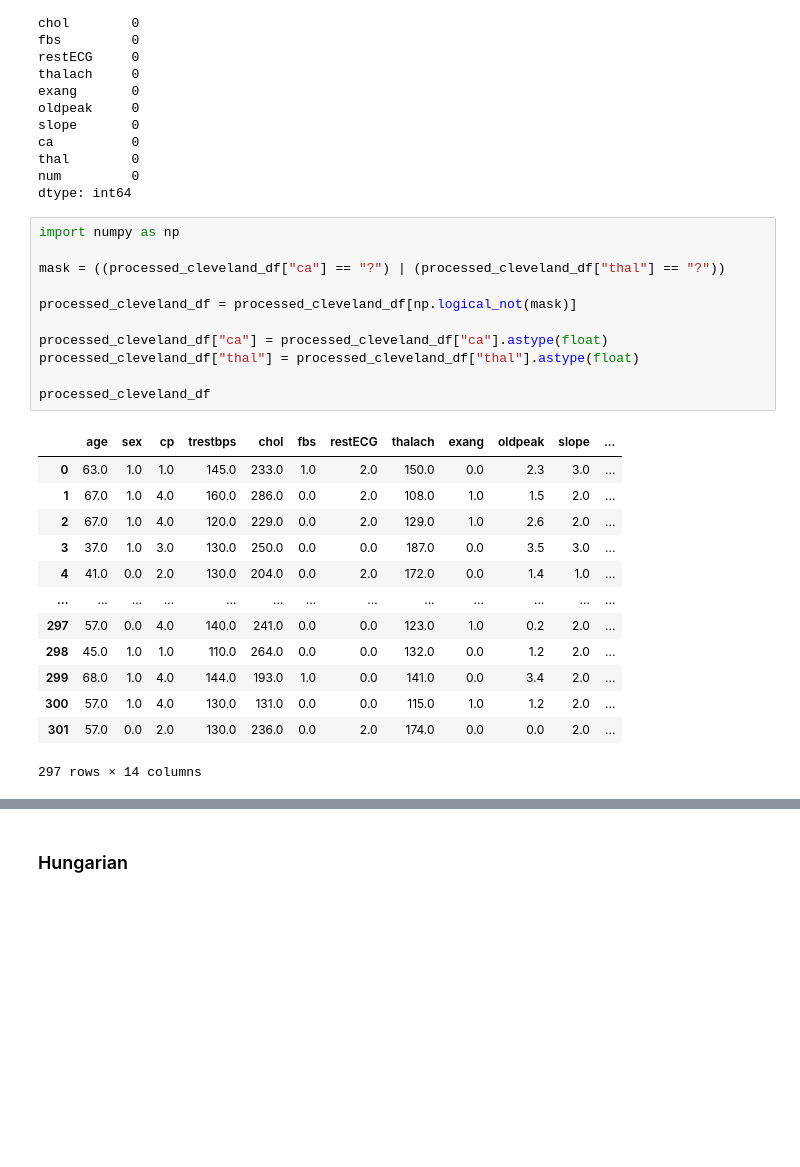
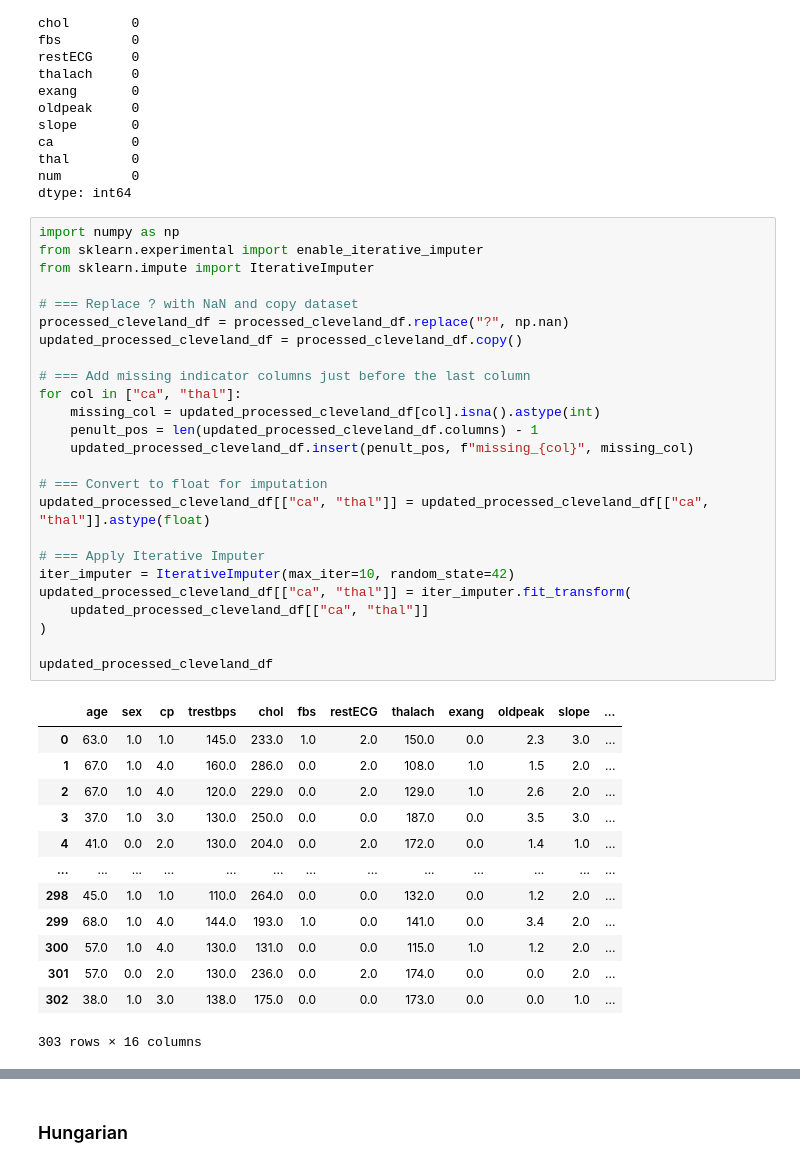
Before and after one commit to Knightmare2002/Heart-Disease-Recognition, a Jupyter notebook: main.ipynb, the cells around one changed output, grey strips where cells are left out. Cells and saved outputs as stored; diff of their text form; blank space fills up the shorter version.

```diff
--- a/main.ipynb
+++ b/main.ipynb
@@ -75,27 +75,41 @@ num         0
 dtype: int64
 # %%
 import numpy as np
+from sklearn.experimental import enable_iterative_imputer
+from sklearn.impute import IterativeImputer
 
-mask = ((processed_cleveland_df["ca"] == "?") | (processed_cleveland_df["thal"] == "?"))
+# === Replace ? with NaN and copy dataset
+processed_cleveland_df = processed_cleveland_df.replace("?", np.nan)
+updated_processed_cleveland_df = processed_cleveland_df.copy()
 
-processed_cleveland_df = processed_cleveland_df[np.logical_not(mask)]
+# === Add missing indicator columns just before the last column
+for col in ["ca", "thal"]:
+    missing_col = updated_processed_cleveland_df[col].isna().astype(int)
+    penult_pos = len(updated_processed_cleveland_df.columns) - 1
+    updated_processed_cleveland_df.insert(penult_pos, f"missing_{col}", missing_col)
 
-processed_cleveland_df["ca"] = processed_cleveland_df["ca"].astype(float)
-processed_cleveland_df["thal"] = processed_cleveland_df["thal"].astype(float)
+# === Convert to float for imputation
+updated_processed_cleveland_df[["ca", "thal"]] = updated_processed_cleveland_df[["ca", "thal"]].astype(float)
 
-processed_cleveland_df
+# === Apply Iterative Imputer
+iter_imputer = IterativeImputer(max_iter=10, random_state=42)
+updated_processed_cleveland_df[["ca", "thal"]] = iter_imputer.fit_transform(
+    updated_processed_cleveland_df[["ca", "thal"]]
+)
+
+updated_processed_cleveland_df
 # %% [output]
 |  | age | sex | cp | trestbps | chol | fbs | restECG | thalach | exang | oldpeak | slope | ... |
 | 0 | 63.0 | 1.0 | 1.0 | 145.0 | 233.0 | 1.0 | 2.0 | 150.0 | 0.0 | 2.3 | 3.0 | ... |
 | 1 | 67.0 | 1.0 | 4.0 | 160.0 | 286.0 | 0.0 | 2.0 | 108.0 | 1.0 | 1.5 | 2.0 | ... |
 | 2 | 67.0 | 1.0 | 4.0 | 120.0 | 229.0 | 0.0 | 2.0 | 129.0 | 1.0 | 2.6 | 2.0 | ... |
 | 3 | 37.0 | 1.0 | 3.0 | 130.0 | 250.0 | 0.0 | 0.0 | 187.0 | 0.0 | 3.5 | 3.0 | ... |
 | 4 | 41.0 | 0.0 | 2.0 | 130.0 | 204.0 | 0.0 | 2.0 | 172.0 | 0.0 | 1.4 | 1.0 | ... |
 | ... | ... | ... | ... | ... | ... | ... | ... | ... | ... | ... | ... | ... |
-| 297 | 57.0 | 0.0 | 4.0 | 140.0 | 241.0 | 0.0 | 0.0 | 123.0 | 1.0 | 0.2 | 2.0 | ... |
 | 298 | 45.0 | 1.0 | 1.0 | 110.0 | 264.0 | 0.0 | 0.0 | 132.0 | 0.0 | 1.2 | 2.0 | ... |
 | 299 | 68.0 | 1.0 | 4.0 | 144.0 | 193.0 | 1.0 | 0.0 | 141.0 | 0.0 | 3.4 | 2.0 | ... |
 | 300 | 57.0 | 1.0 | 4.0 | 130.0 | 131.0 | 0.0 | 0.0 | 115.0 | 1.0 | 1.2 | 2.0 | ... |
 | 301 | 57.0 | 0.0 | 2.0 | 130.0 | 236.0 | 0.0 | 2.0 | 174.0 | 0.0 | 0.0 | 2.0 | ... |
+| 302 | 38.0 | 1.0 | 3.0 | 138.0 | 175.0 | 0.0 | 0.0 | 173.0 | 0.0 | 0.0 | 1.0 | ... |
-297 rows × 14 columns
+303 rows × 16 columns
 # %%
```
Also changed, not shown: parts of 37 cells of this notebook.
